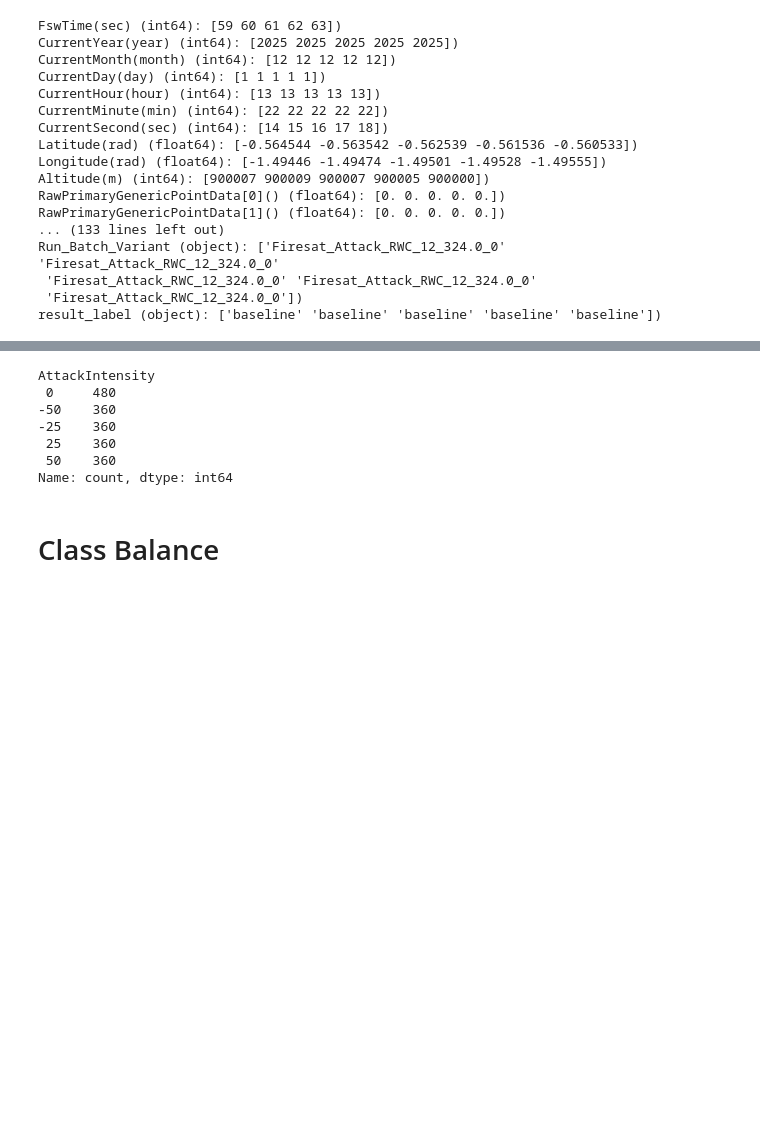
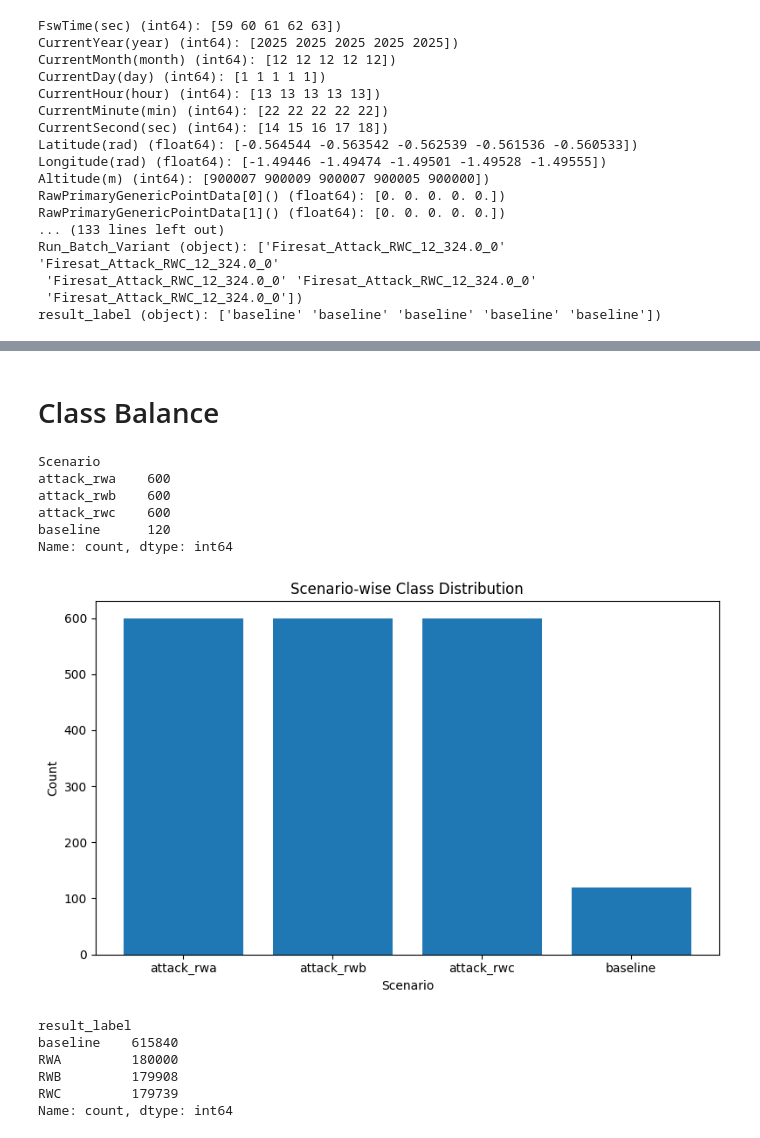
Before and after one commit to bernadlger/space-cyber-anomaly-detection, a Jupyter notebook: notebooks/01_eda.ipynb, the cells around one changed output, grey strips where cells are left out. Drawn from its saved outputs; the diff is of its cells as text; code cells hidden in the pictures; blank space fills up the shorter version.

```diff
--- a/notebooks/01_eda.ipynb
+++ b/notebooks/01_eda.ipynb
@@ -228,9 +131,3 @@ Run_Batch_Variant (object): ['Firesat_Attack_RWC_12_324.0_0' 'Firesat_Attack_RWC
  'Firesat_Attack_RWC_12_324.0_0' 'Firesat_Attack_RWC_12_324.0_0'
  'Firesat_Attack_RWC_12_324.0_0'])
 result_label (object): ['baseline' 'baseline' 'baseline' 'baseline' 'baseline'])
-# %%
-# Add an AttackIntensity column to the metadata dataframe
-# Bu şekilde metadata dataframe'ine ekstra sütunlar ekleyebiliyoruz, filtreleme ve analiz yaparken işimize yarayabilecek sütunları yani.
-
-meta_data_df["AttackIntensity"] = meta_data_df["Variant_name"].apply(lambda x: int(x.split("_")[-1]))
-meta_data_df.head()
@@ -244,13 +134,24 @@ meta_data_df.head()
-# %%
-# Metadata AttackIntensity dağılımı:
-meta_data_df["AttackIntensity"].value_counts()
-# %% [output]
-AttackIntensity
- 0     480
--50    360
--25    360
- 25    360
- 50    360
-Name: count, dtype: int64
 # %% [markdown]
 # Class Balance
+# %%
+# Scenario-wise Class Distribution
+meta_data_df["Scenario"].value_counts()
+# %% [output]
+Scenario
+attack_rwa    600
+attack_rwb    600
+attack_rwc    600
+baseline      120
+Name: count, dtype: int64
+# %%
+import matplotlib.pyplot as plt
+
+plt.figure(figsize=(8, 5))
+plt.bar(meta_data_df["Scenario"].value_counts().index, meta_data_df["Scenario"].value_counts().values)
+plt.title("Scenario-wise Class Distribution")
+plt.xlabel("Scenario")
+plt.ylabel("Count")
+plt.tight_layout()
+plt.show()
+# %% [output]
+[figure, added]
@@ -256,0 +169,9 @@ Name: count, dtype: int64
+# %%
+print(row_counts)
+# %% [output]
+result_label
+baseline    615840
+RWA         180000
+RWB         179908
+RWC         179739
+Name: count, dtype: int64
```
Also changed, not shown: parts of 11 cells of this notebook.
